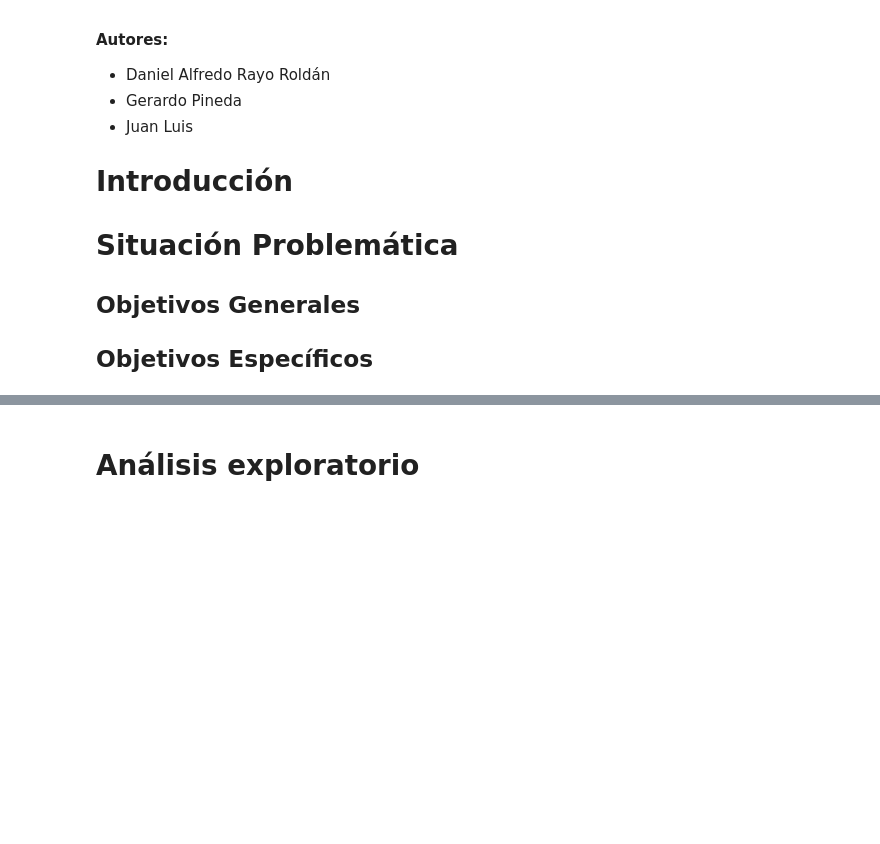
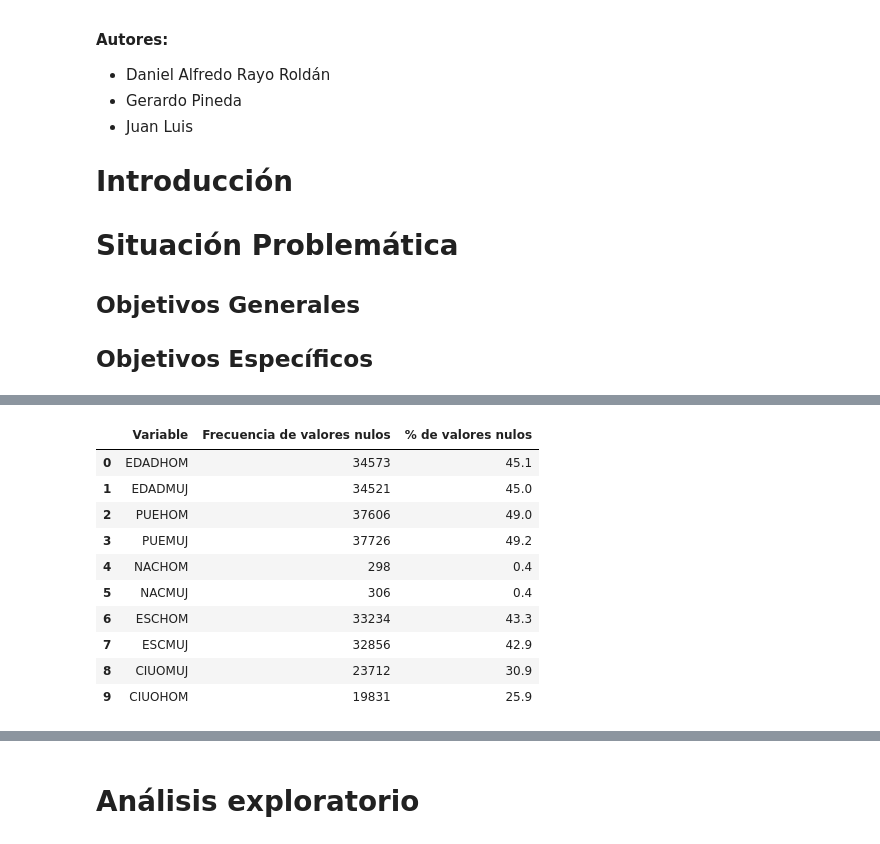
Before and after one commit to DanielRasho/MD-Proyecto3, a Jupyter notebook: Reporte.ipynb, the cells around one changed output, grey strips where cells are left out. Cells and saved outputs as stored; diff of their text form; code cells hidden in the pictures; blank space fills up the shorter version.

Commit message:
feat: count null values

```diff
--- a/Reporte.ipynb
+++ b/Reporte.ipynb
@@ -488,0 +513,40 @@ del ocupationsExcel
+# %%
+df_null_values = merged_df[["EDADHOM", "EDADMUJ", "PUEHOM", "PUEMUJ", "NACHOM", "NACMUJ", "ESCHOM", "ESCMUJ", "CIUOMUJ", "CIUOHOM"]]
+null_values = {
+    "EDADHOM": 999,
+    "EDADMUJ": 999,
+    "PUEHOM": 9,
+    "PUEMUJ": 9,
+    "NACHOM": 9999,
+    "NACMUJ": 9999,
+    "ESCHOM": 9,
+    "ESCMUJ": 9,
+    "CIUOMUJ": 99,
+    "CIUOHOM": 99
+}
+
+# function to count null-like values
+def count_nulls(df, column, null_value):
+    # Count how many times the null_value appears in the column
+    return (df[column] == null_value).sum()
+
+null_counts = {col: count_nulls(merged_df, col, null_vals) for col, null_vals in null_values.items()}
+
+null_counts_df = pd.DataFrame(list(null_counts.items()), columns=["Variable", "Frecuencia de valores nulos"])
+total_rows = len(merged_df)
+null_counts_df["% de valores nulos"] = (null_counts_df["Frecuencia de valores nulos"] / total_rows) * 100
+null_counts_df["% de valores nulos"] = null_counts_df["% de valores nulos"].round(1)
+
+null_counts_df
+# %% [output]
+|  | Variable | Frecuencia de valores nulos | % de valores nulos |
+| 0 | EDADHOM | 34573 | 45.1 |
+| 1 | EDADMUJ | 34521 | 45.0 |
+| 2 | PUEHOM | 37606 | 49.0 |
+| 3 | PUEMUJ | 37726 | 49.2 |
+| 4 | NACHOM | 298 | 0.4 |
+| 5 | NACMUJ | 306 | 0.4 |
+| 6 | ESCHOM | 33234 | 43.3 |
+| 7 | ESCMUJ | 32856 | 42.9 |
+| 8 | CIUOMUJ | 23712 | 30.9 |
+| 9 | CIUOHOM | 19831 | 25.9 |
```
Also changed, not shown: parts of 12 cells of this notebook.
